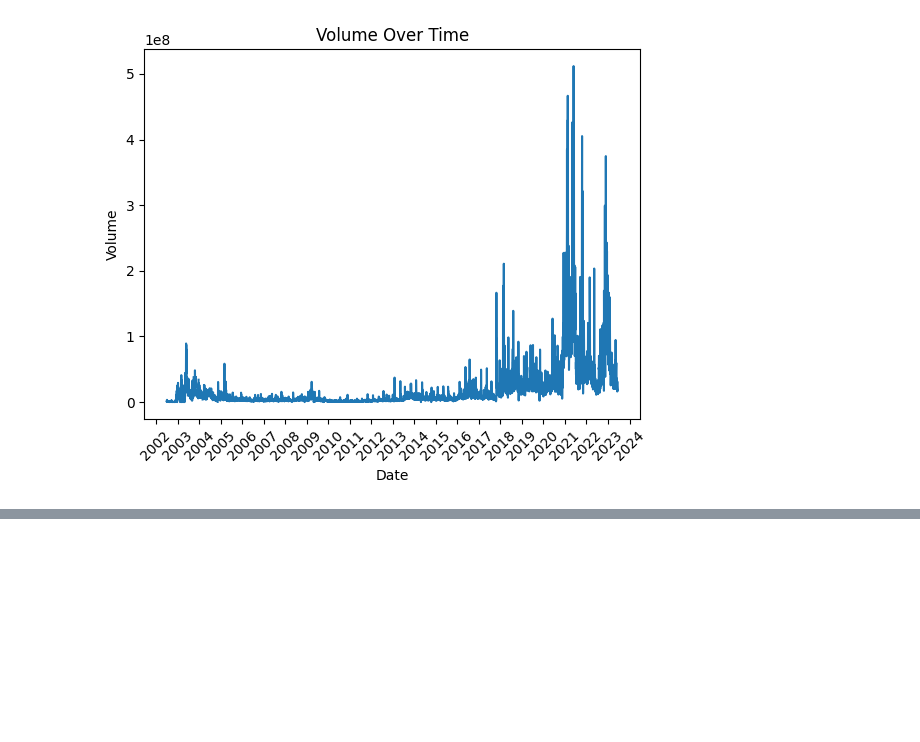
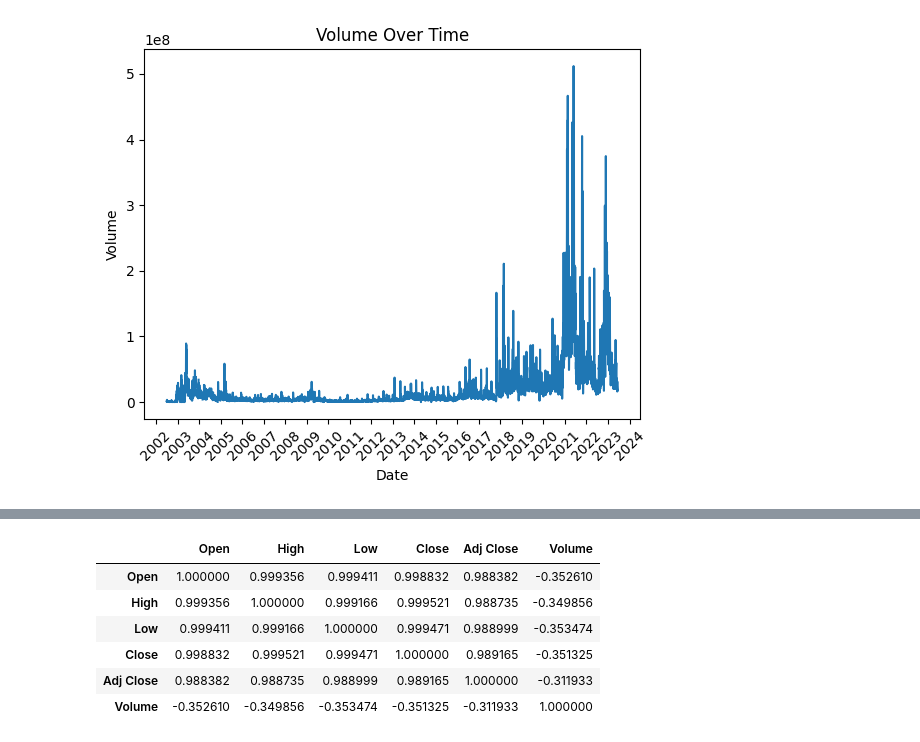
Before and after one commit to pi-mishra/PNB_stock_prediction, a Jupyter notebook: PNB_stock_prediction.ipynb, the cells around one changed output, grey strips where cells are left out. Drawn from its saved outputs; the diff is of its cells as text; code cells hidden in the pictures; blank space fills up the shorter version.

```diff
--- a/PNB_stock_prediction.ipynb
+++ b/PNB_stock_prediction.ipynb
@@ -84,0 +133,10 @@ for i in col:
+# %%
+df.corr()
+# %% [output]
+|  | Open | High | Low | Close | Adj Close | Volume |
+| Open | 1.000000 | 0.999356 | 0.999411 | 0.998832 | 0.988382 | -0.352610 |
+| High | 0.999356 | 1.000000 | 0.999166 | 0.999521 | 0.988735 | -0.349856 |
+| Low | 0.999411 | 0.999166 | 1.000000 | 0.999471 | 0.988999 | -0.353474 |
+| Close | 0.998832 | 0.999521 | 0.999471 | 1.000000 | 0.989165 | -0.351325 |
+| Adj Close | 0.988382 | 0.988735 | 0.988999 | 0.989165 | 1.000000 | -0.311933 |
+| Volume | -0.352610 | -0.349856 | -0.353474 | -0.351325 | -0.311933 | 1.000000 |
```
Also changed, not shown: parts of 5 cells of this notebook.
